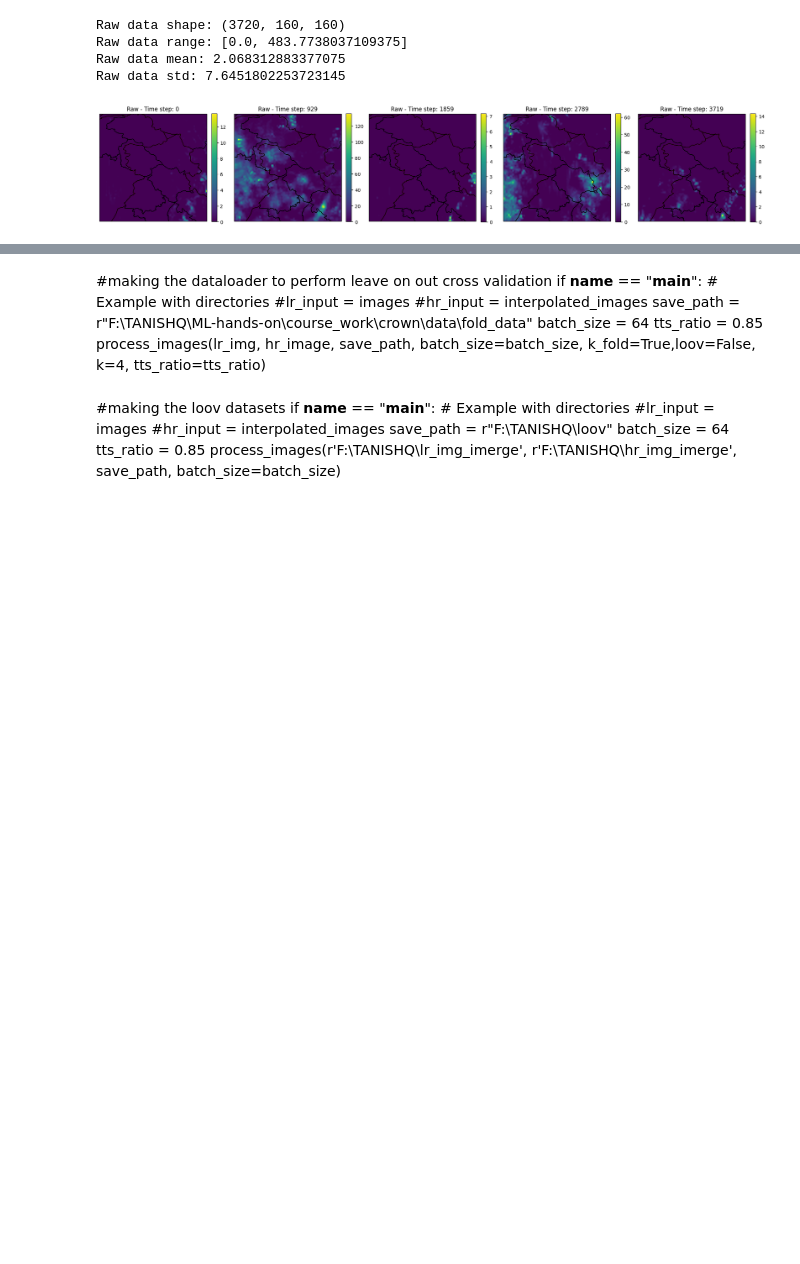
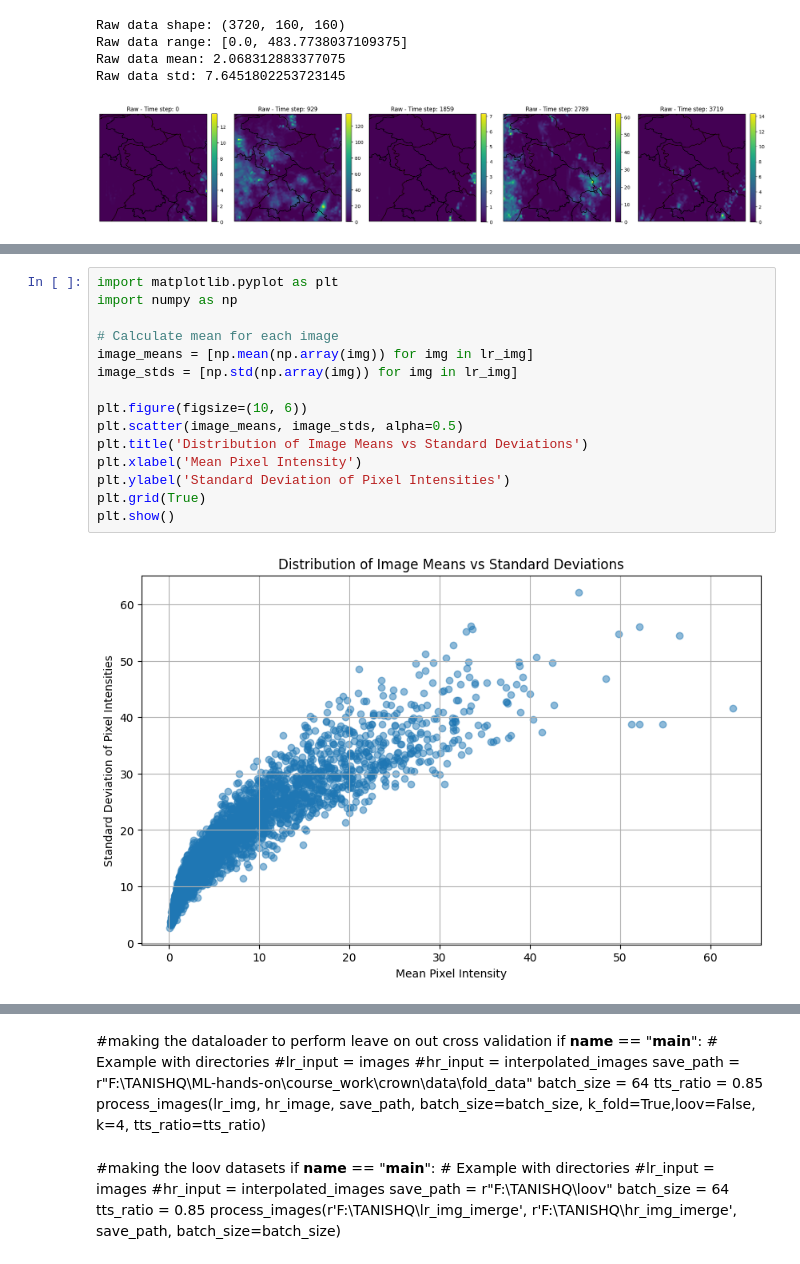
Before and after one commit to sonjaove/IISERB-ML-DL-course, a Jupyter notebook: other imp stuff/checkpoints.ipynb, the cells around one changed output, grey strips where cells are left out. Drawn from its saved outputs; the diff is of its cells as text; blank space fills up the shorter version.

```diff
--- a/other imp stuff/checkpoints.ipynb
+++ b/other imp stuff/checkpoints.ipynb
@@ -179,0 +196,17 @@ FOLDERS ALREADY EXIST
+# %%
+import matplotlib.pyplot as plt
+import numpy as np
+
+# Calculate mean for each image
+image_means = [np.mean(np.array(img)) for img in lr_img]
+image_stds = [np.std(np.array(img)) for img in lr_img]
+
+plt.figure(figsize=(10, 6))
+plt.scatter(image_means, image_stds, alpha=0.5)
+plt.title('Distribution of Image Means vs Standard Deviations')
+plt.xlabel('Mean Pixel Intensity')
+plt.ylabel('Standard Deviation of Pixel Intensities')
+plt.grid(True)
+plt.show()
+# %% [output]
+[figure, added]
```
Also changed, not shown: parts of 37 cells of this notebook.
